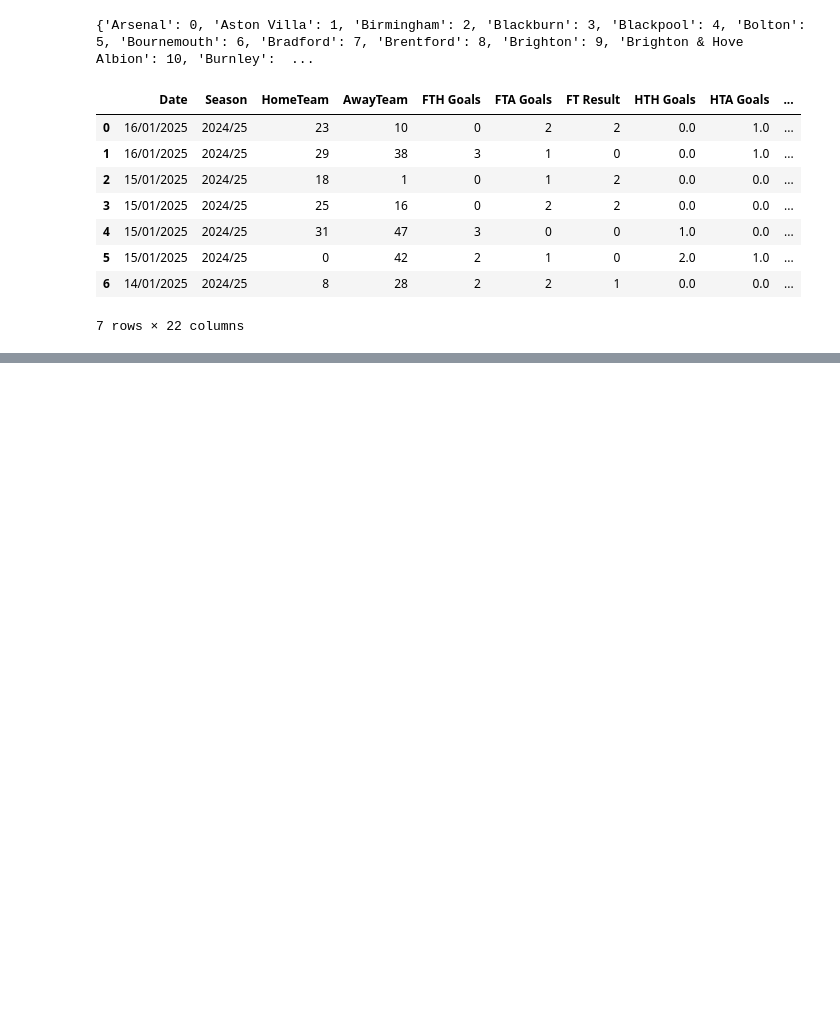
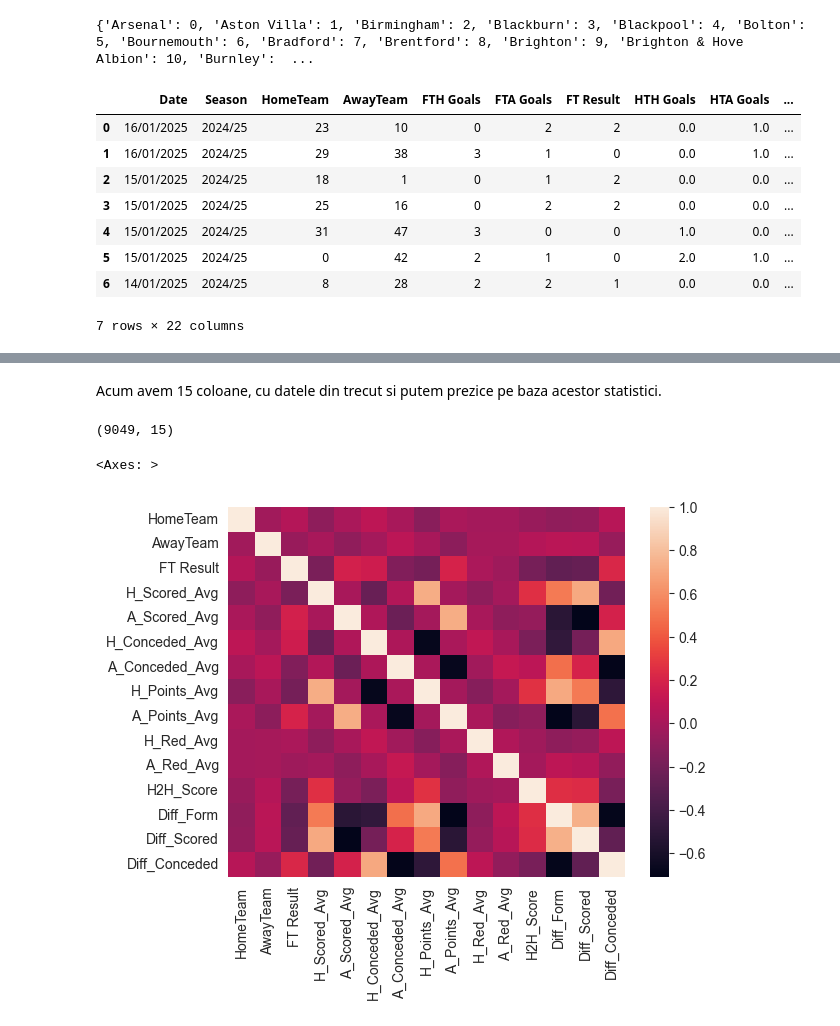
Before and after one commit to Technical-University-of-Cluj-Napoca/proiect-ml-RazvanBarna, a Jupyter notebook: Notebooks/Classification.ipynb, the cells around one changed output, grey strips where cells are left out. Drawn from its saved outputs; the diff is of its cells as text; code cells hidden in the pictures; blank space fills up the shorter version.

```diff
--- a/Notebooks/Classification.ipynb
+++ b/Notebooks/Classification.ipynb
@@ -288,0 +300,6 @@ Dupa aceasta etapa urmeaza etapa de a adauga date noi , din urma carora sa rezul
+# %%
+from Classes.FootballFeature import FootballFeature
+from Classes.Utils import create_columns
+
+features = FootballFeature(df)
+df = create_columns(df,features,n=5)
@@ -288,0 +308,6 @@ Dupa aceasta etapa urmeaza etapa de a adauga date noi , din urma carora sa rezul
+# %%
+df = df.drop(columns=['FTH Goals', 'FTA Goals', 'HTH Goals', 'HTA Goals','HT Result',
+              'HTH Goals', 'HTA Goals', 'HT Result',
+              'H Shots', 'A Shots','H SOT', 'A SOT',
+              'H Corners', 'A Corners','H Fouls', 'A Fouls', 'H Yellow', 'A Yellow', 'H Red', 'A Red',
+              'Date','Season'])
@@ -288,0 +325,11 @@ Dupa aceasta etapa urmeaza etapa de a adauga date noi , din urma carora sa rezul
+# %% [markdown]
+Acum avem 15 coloane, cu datele din trecut si putem prezice pe baza acestor statistici.
+# %%
+df.shape
+# %% [output]
+(9049, 15)
+# %%
+sns.heatmap(df.corr(numeric_only=True))
+# %% [output]
+<Axes: >
+[figure, added]
```
Also changed, not shown: parts of 11 cells of this notebook, 2 other files.
